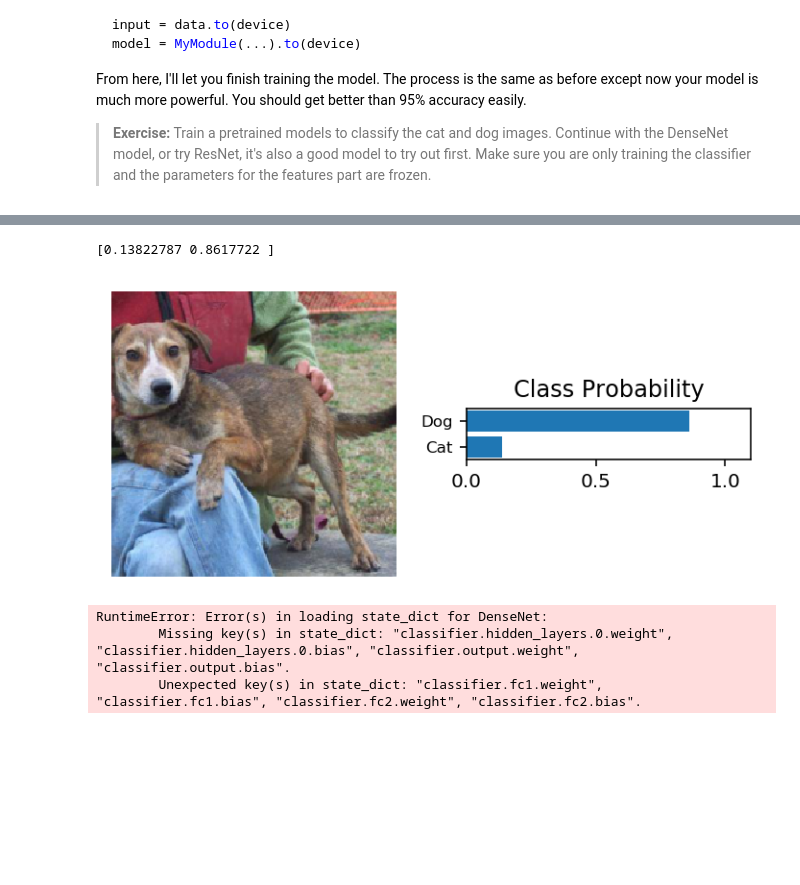
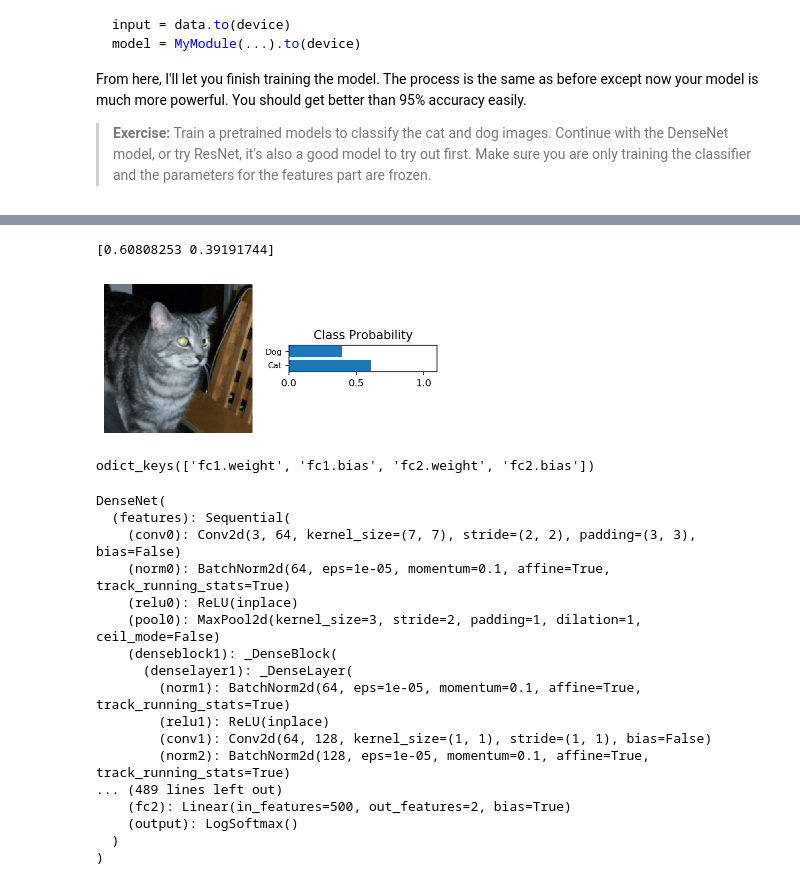
Before and after one commit to Aravinda89/DL_PyTorch, a Jupyter notebook: Part 8 - Transfer Learning.ipynb, the cells around one changed output, grey strips where cells are left out. Saved outputs shown, nothing was run; the diff lists cells and outputs as text; code cells hidden in the pictures; blank space fills up the shorter version.

Commit message:
Save classifer state_dict & load

```diff
--- a/Part 8 - Transfer Learning.ipynb
+++ b/Part 8 - Transfer Learning.ipynb
@@ -201,7 +201,7 @@ def validation(model, testloader, criterion):
     return test_loss, accuracy
 
 
-def train_DenseNet(model, trainloader, testloader, criterion, optimizer, device, epochs=3, print_every=40):
+def train_DenseNet(model, trainloader, testloader, criterion, optimizer, device, epochs=1, print_every=40):
 
     steps = 0
     running_loss = 0
@@ -240,6 +240,6 @@ def train_DenseNet(model, trainloader, testloader, criterion, optimizer, device,
                 model.train()
 
 
-train_DenseNet(model, trainloader, testloader, criterion, optimizer, device, epochs=3, print_every=20)
+train_DenseNet(model, trainloader, testloader, criterion, optimizer, device, epochs=1, print_every=20)
 # %% [output]
 Device: cuda:0
@@ -274,22 +266,27 @@ def view_classify_(img, ps):
 # %%
 # Test out your network!
 
+model.to('cpu')
 model.eval()
 
 dataiter = iter(testloader)
 images, labels = dataiter.next()
 img = images[0]
 img = img.resize(1,3,224,224)
 
-output = model.forward(img.to('cuda'))
+output = model.forward(img)
 output = output.to('cpu')
 ps = torch.exp(output)
 
 # Plot the image and probabilities
 view_classify_(images[0], ps)
 # %% [output]
-[0.13822787 0.8617722 ]
+[0.60808253 0.39191744]
-[figure, old version]
+[figure, new version]
+# %%
+model.classifier.state_dict().keys()
+# %% [output]
+odict_keys(['fc1.weight', 'fc1.bias', 'fc2.weight', 'fc2.bias'])
 # %%
 checkpoint = {'Pre-trained_model':'DenseNet121',
              'input_size': 1024,
@@ -319,8 +316,22 @@ def load_checkpoint(filepath):
     return model
 # %%
-model = load_checkpoint('DenseNet121_TransferLearning_cp.pth')
+model = load_checkpoint('DenseNet121_TransferLearning_classifier_cp.pth')
 print(model)
 # %% [output]
-RuntimeError: Error(s) in loading state_dict for DenseNet:
-        Missing key(s) in state_dict: "classifier.hidden_layers.0.weight", "classifier.hidden_layers.0.bias", "classifier.output.weight", "classifier.output.bias".
-        Unexpected key(s) in state_dict: "classifier.fc1.weight", "classifier.fc1.bias", "classifier.fc2.weight", "classifier.fc2.bias".
+DenseNet(
+  (features): Sequential(
+    (conv0): Conv2d(3, 64, kernel_size=(7, 7), stride=(2, 2), padding=(3, 3), bias=False)
+    (norm0): BatchNorm2d(64, eps=1e-05, momentum=0.1, affine=True, track_running_stats=True)
+    (relu0): ReLU(inplace)
+    (pool0): MaxPool2d(kernel_size=3, stride=2, padding=1, dilation=1, ceil_mode=False)
+    (denseblock1): _DenseBlock(
+      (denselayer1): _DenseLayer(
+        (norm1): BatchNorm2d(64, eps=1e-05, momentum=0.1, affine=True, track_running_stats=True)
+        (relu1): ReLU(inplace)
+        (conv1): Conv2d(64, 128, kernel_size=(1, 1), stride=(1, 1), bias=False)
+        (norm2): BatchNorm2d(128, eps=1e-05, momentum=0.1, affine=True, track_running_stats=True)
+... (489 lines left out)
+    (fc2): Linear(in_features=500, out_features=2, bias=True)
+    (output): LogSoftmax()
+  )
+)
```
Also changed, not shown: parts of 12 cells of this notebook.
